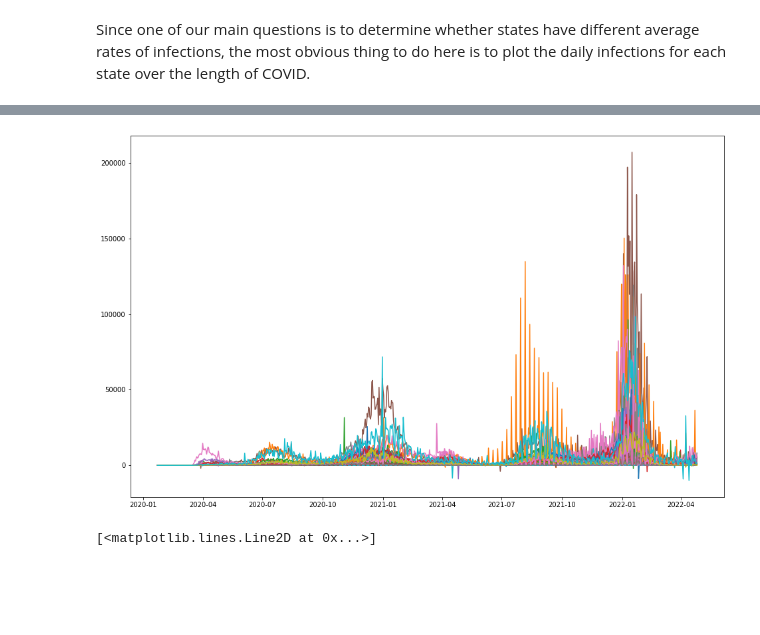
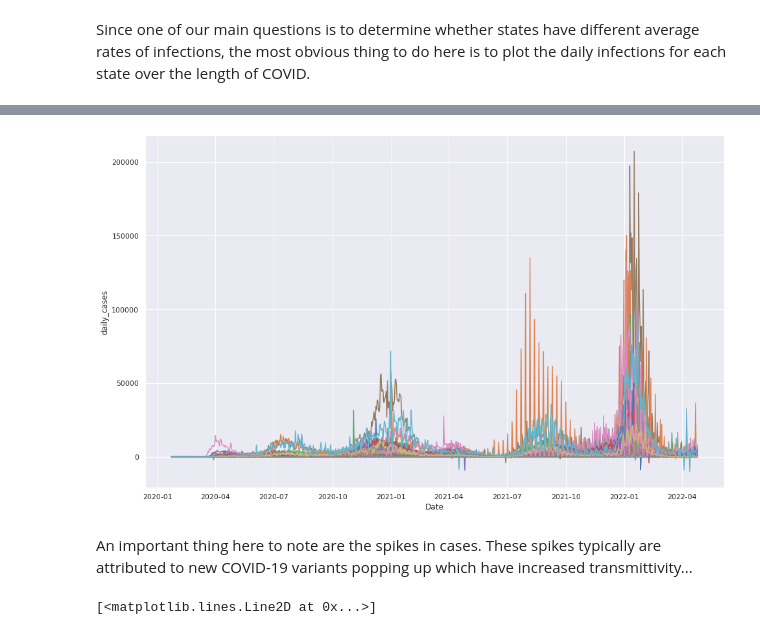
Before and after one commit to rwang0413/rwang4787.github.io, a Jupyter notebook: 320Final.ipynb, the cells around one changed output, grey strips where cells are left out. Saved outputs shown, nothing was run; the diff lists cells and outputs as text; code cells hidden in the pictures; blank space fills up the shorter version.

```diff
--- a/320Final.ipynb
+++ b/320Final.ipynb
@@ -154,11 +194,13 @@ Since one of our main questions is to determine whether states have different av
 # %%
 fig, ax = plt.subplots(figsize=(16,10))
 
 for s in states[0:50]:
     state_filter = totalCases_US.loc[totalCases_US['Province_State'] == s]
-    ax.plot(state_filter['Date'], state_filter['daily_cases'])
+    sns.lineplot(x="Date", y="daily_cases", data=state_filter)
 # %% [output]
-[figure, old version]
+[figure, new version]
+# %% [markdown]
+An important thing here to note are the spikes in cases. These spikes typically are attributed to new COVID-19 variants popping up which have increased transmittivity...
 # %%
 logFilter = totalCases_US[totalCases_US['daily_cases'] > 0]
 
```
Also changed, not shown: parts of 9 cells of this notebook, 3 other files.
